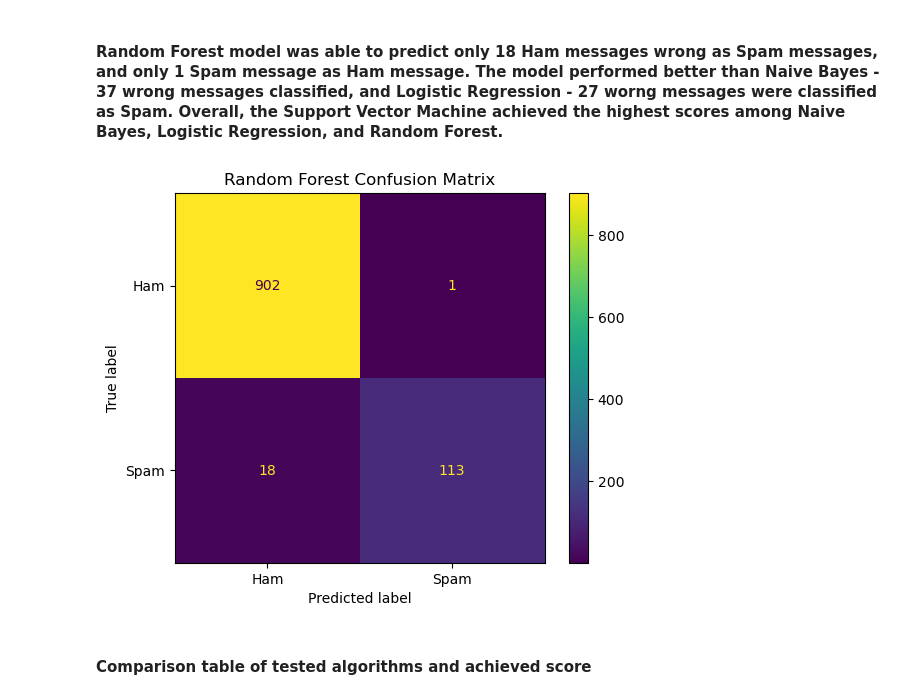
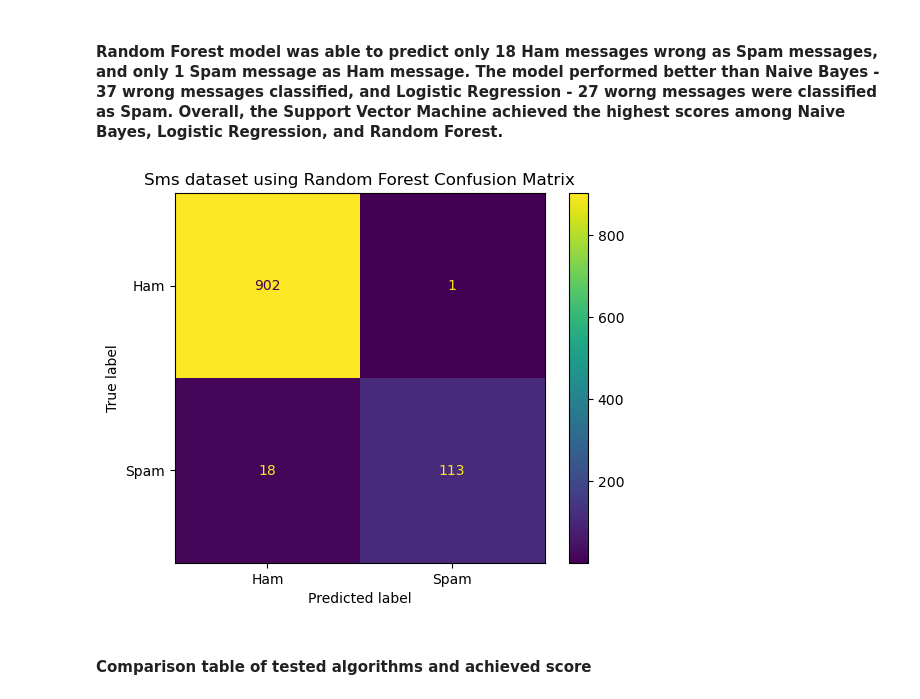
Before and after one commit to VasilkaVlaykova/ScamLens-Web-Browser-Application-for-Detecting-Spam-Contents, a Jupyter notebook: notebooks/sms_nlp_training.ipynb, the cells around one changed output. Cells and saved outputs as stored; diff of their text form; code cells hidden in the pictures.

```diff
--- a/notebooks/sms_nlp_training.ipynb
+++ b/notebooks/sms_nlp_training.ipynb
@@ -330,15 +330,15 @@ weighted avg       0.98      0.98      0.98      1034
 # %%
 from sklearn.metrics import ConfusionMatrixDisplay
 
 ConfusionMatrixDisplay.from_predictions(
     y_test,
     y_pred_rf,
     display_labels = ['Ham','Spam']
 )
-plt.title('Random Forest Confusion Matrix' )
+plt.title('Sms dataset using Random Forest Confusion Matrix' )
 plt.show()
 # %% [output]
-[figure, old version]
+[figure, new version]
 # %% [markdown]
 #### Comparison table of tested algorithms and achieved score
 # %%
```
Also changed, not shown: parts of 3 cells of this notebook, 3 other files.
